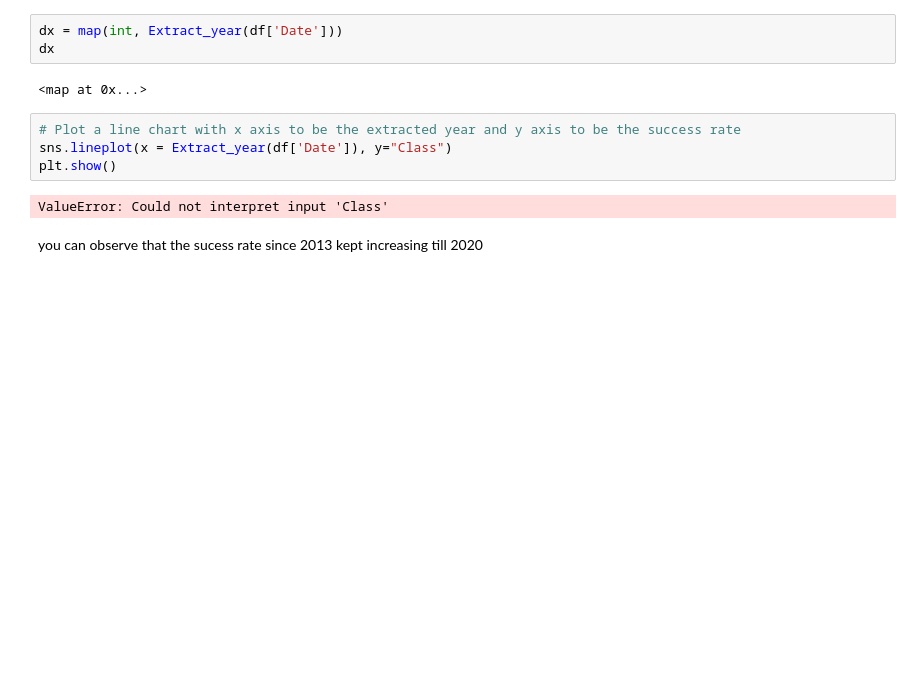
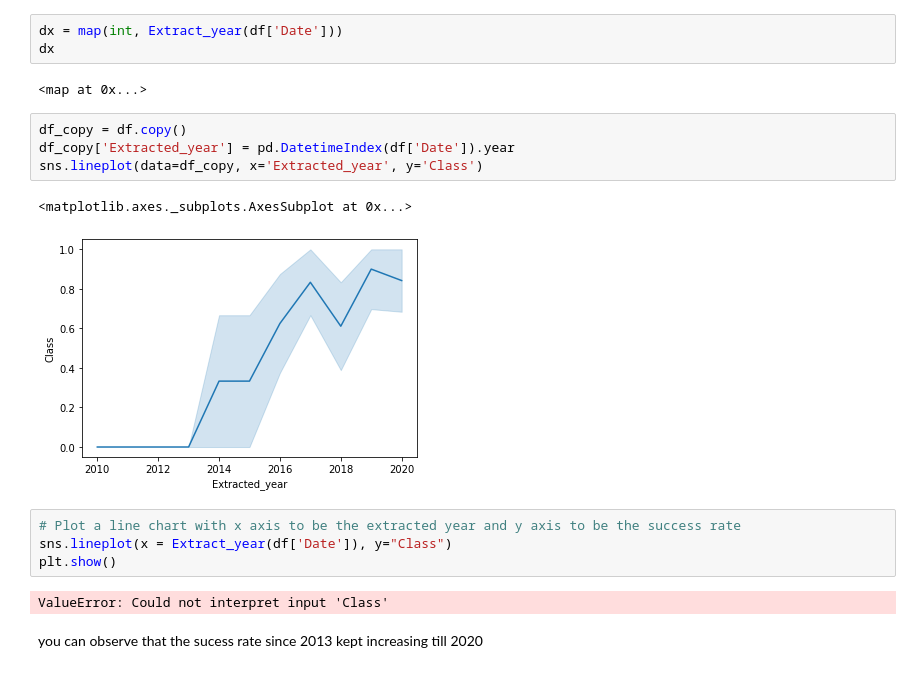
Before and after one commit to xavier-jin-xin/space_YY, a Jupyter notebook: c4_jupyter-labs-eda-dataviz_Version1.ipynb, the cells around one changed output. Cells and saved outputs as stored; diff of their text form; blank space fills up the shorter version.

```diff
--- a/c4_jupyter-labs-eda-dataviz_Version1.ipynb
+++ b/c4_jupyter-labs-eda-dataviz_Version1.ipynb
@@ -191,6 +204,13 @@ dx = map(int, Extract_year(df['Date']))
 dx
 # %% [output]
 <map at 0x...>
+# %%
+df_copy = df.copy()
+df_copy['Extracted_year'] = pd.DatetimeIndex(df['Date']).year
+sns.lineplot(data=df_copy, x='Extracted_year', y='Class')
+# %% [output]
+<matplotlib.axes._subplots.AxesSubplot at 0x...>
+[figure, added]
 # %%
 # Plot a line chart with x axis to be the extracted year and y axis to be the success rate
 sns.lineplot(x = Extract_year(df['Date']), y="Class")
```
Also changed, not shown: parts of 6 cells of this notebook, 8 other files.
